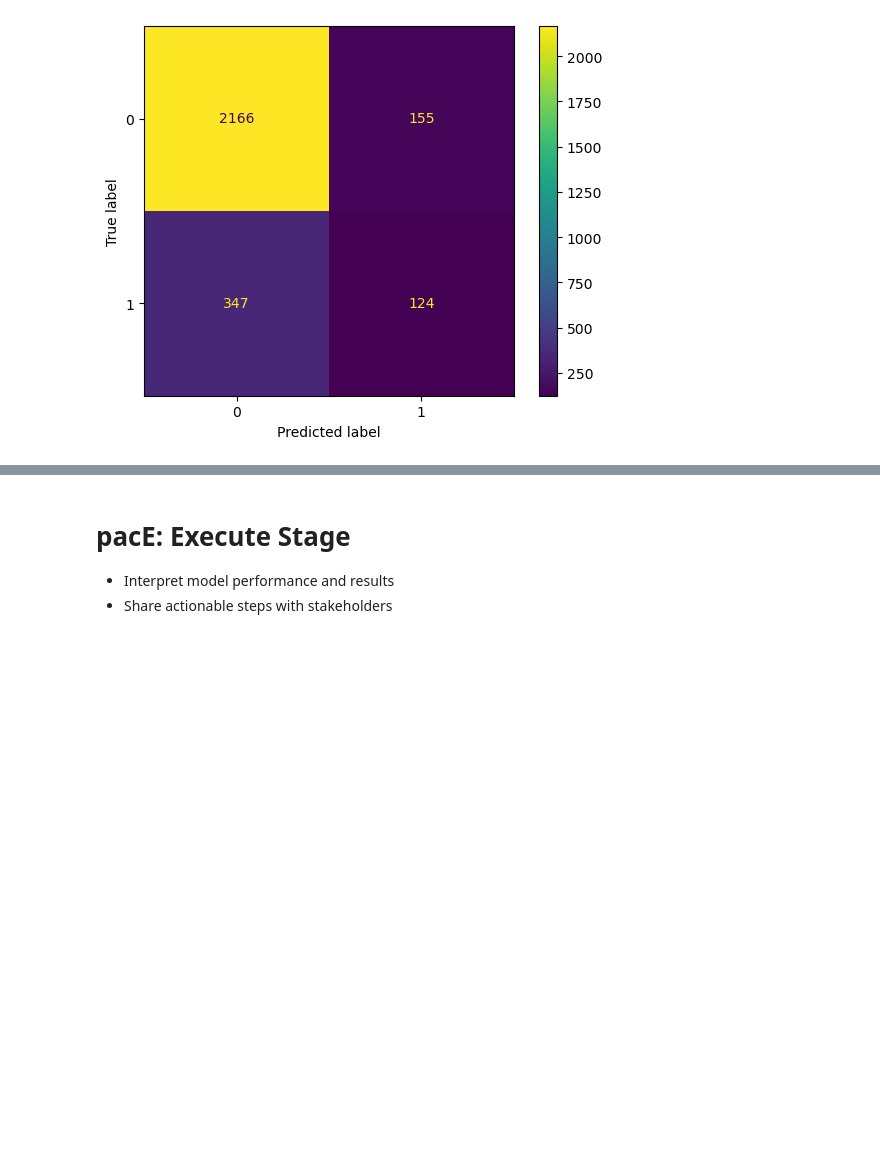
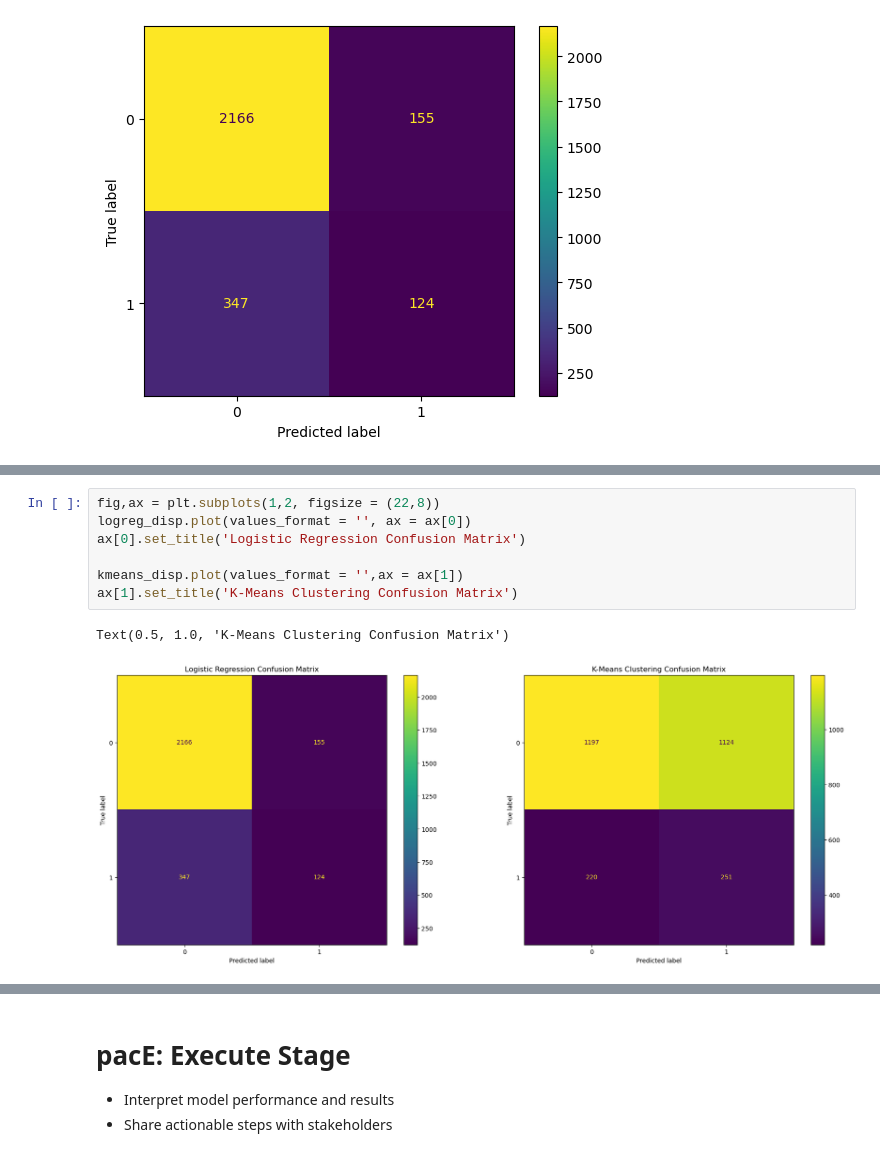
Before and after one commit to mariusred/Google-Capstone-Project, a Jupyter notebook: Activity_ Course 7 Salifort Motors project lab.ipynb, the cells around one changed output, grey strips where cells are left out. Saved outputs shown, nothing was run; the diff lists cells and outputs as text; blank space fills up the shorter version.

```diff
--- a/Activity_ Course 7 Salifort Motors project lab.ipynb
+++ b/Activity_ Course 7 Salifort Motors project lab.ipynb
@@ -572,0 +881,10 @@ plt.show
+# %%
+fig,ax = plt.subplots(1,2, figsize = (22,8))
+logreg_disp.plot(values_format = '', ax = ax[0])
+ax[0].set_title('Logistic Regression Confusion Matrix')
+
+kmeans_disp.plot(values_format = '',ax = ax[1])
+ax[1].set_title('K-Means Clustering Confusion Matrix')
+# %% [output]
+Text(0.5, 1.0, 'K-Means Clustering Confusion Matrix')
+[figure, added]
```
Also changed, not shown: parts of 35 cells of this notebook, 8 other files.
